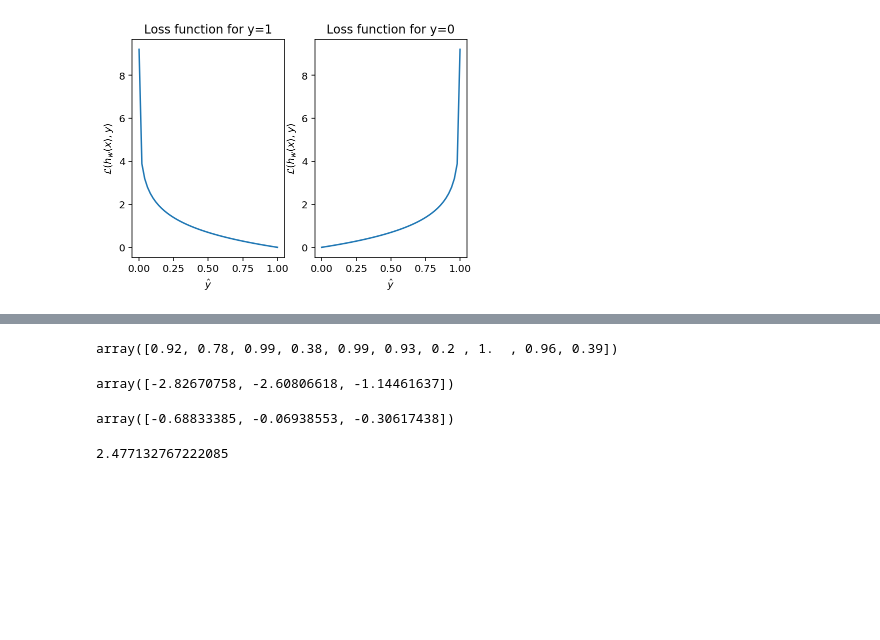
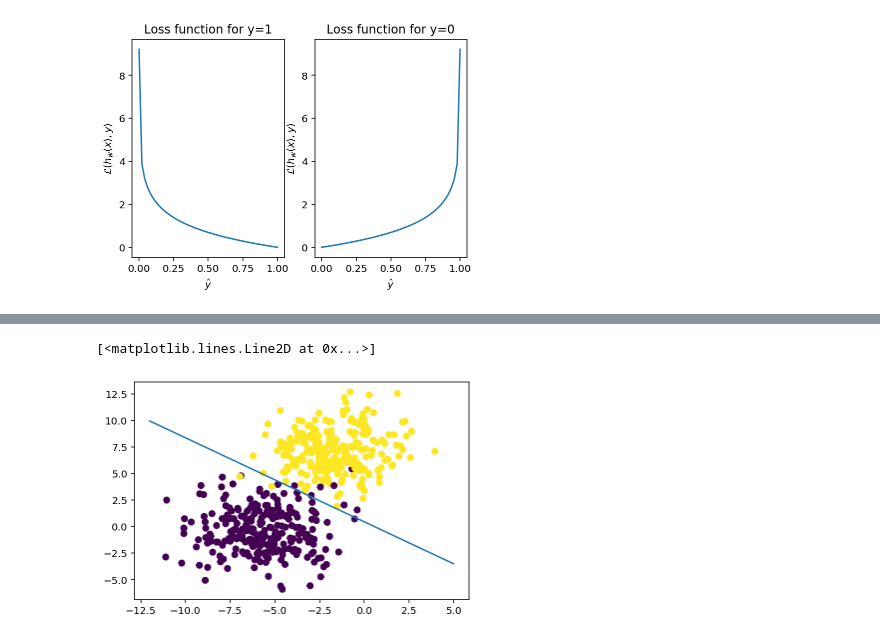
Before and after one commit to quantably/ml_notebooks, a Jupyter notebook: logistic_regression.ipynb, the cells around one changed output, grey strips where cells are left out. Saved outputs shown, nothing was run; the diff lists cells and outputs as text; code cells hidden in the pictures; blank space fills up the shorter version.

```diff
--- a/logistic_regression.ipynb
+++ b/logistic_regression.ipynb
@@ -201,2 +223,0 @@ def gradient_descent(X, y, n_iters=1000, alpha=0.01):
-# %%
-w_learnt = gradient_descent(X_train, y_train)
@@ -207,16 +235,11 @@ array([-0.68833385, -0.06938553, -0.30617438])
-# %%
-np.round(1 /(1 + np.exp(-np.dot(X_test, w_learnt))),2)[0:10]
-# %% [output]
-array([0.92, 0.78, 0.99, 0.38, 0.99, 0.93, 0.2 , 1.  , 0.96, 0.39])
-# %%
-X_test[0]
-# %% [output]
-array([-2.82670758, -2.60806618, -1.14461637])
-# %%
-w_learnt
-# %% [output]
-array([-0.68833385, -0.06938553, -0.30617438])
-# %%
-np.dot(X_test[0], w_learnt)
-# %% [output]
-2.477132767222085
+# %%
+def get_points_on_line(x, w):
+    return (w[0] + (w[1] * x))/-w[2]
+# %%
+x_range = np.linspace(-12,5,50)
+line = get_points_on_line(x_range, w_learnt)
+plt.scatter(X_train[:,1], X_train[:,2], c=y_train)
+plt.plot(x_range, line)
+# %% [output]
+[<matplotlib.lines.Line2D at 0x...>]
+[figure, added]
```
Also changed, not shown: parts of 24 cells of this notebook.
